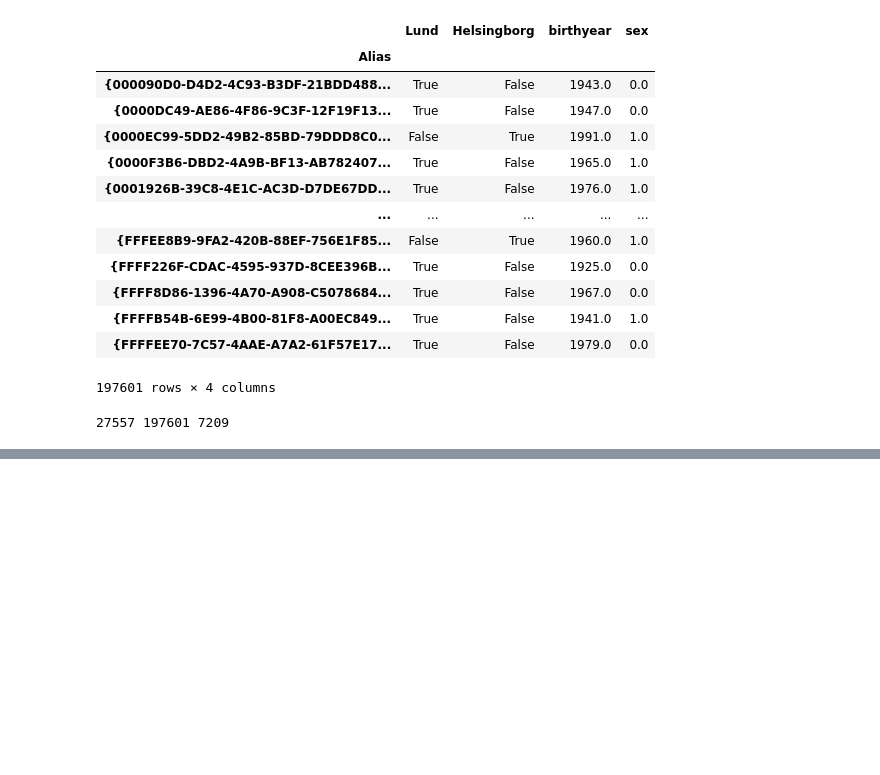
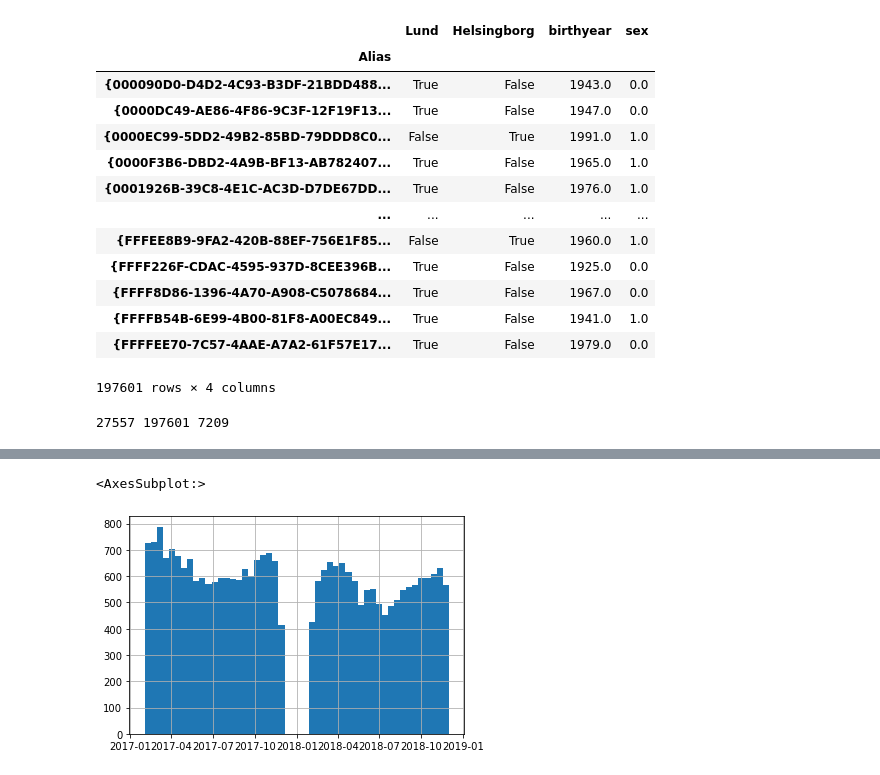
Before and after one commit to Tipulidae/mim, a Jupyter notebook: notebooks/esc_trop.ipynb, the cells around one changed output, grey strips where cells are left out. Drawn from its saved outputs; the diff is of its cells as text; code cells hidden in the pictures; blank space fills up the shorter version.

```diff
--- a/notebooks/esc_trop.ipynb
+++ b/notebooks/esc_trop.ipynb
@@ -477,7 +477,0 @@ df = pd.DataFrame(data = d)
-# %%
-sns.set(font_scale=1.2)
-df.hist()
-plt.title("Title")
-plt.xlabel("Occurrence")
-#for saving
-#plt.savefig("A good description", dpi = 200)
@@ -489,6 +477,0 @@ Text(0.5, 0, 'Occurrence')
-# %%
-df.plot(label = "A label")
-sns.set(font_scale=1.8)
-plt.title("Some title")
-plt.xlabel("The x label")
-plt.ylabel("The y label")
@@ -508,0 +718,7 @@ Structure of a technical report https://unilearning.uow.edu.au/report/3b.html
+# %%
+index_visits['date'] = pd.to_datetime(index_visits.Vardkontakt_InskrivningDatum, format="%Y-%m-%d %H:%M:%S.%f")
+# %%
+index_visits.date.hist(bins=50)
+# %% [output]
+<AxesSubplot:>
+[figure, added]
```
Also changed, not shown: parts of 85 cells of this notebook, 1 other file.
